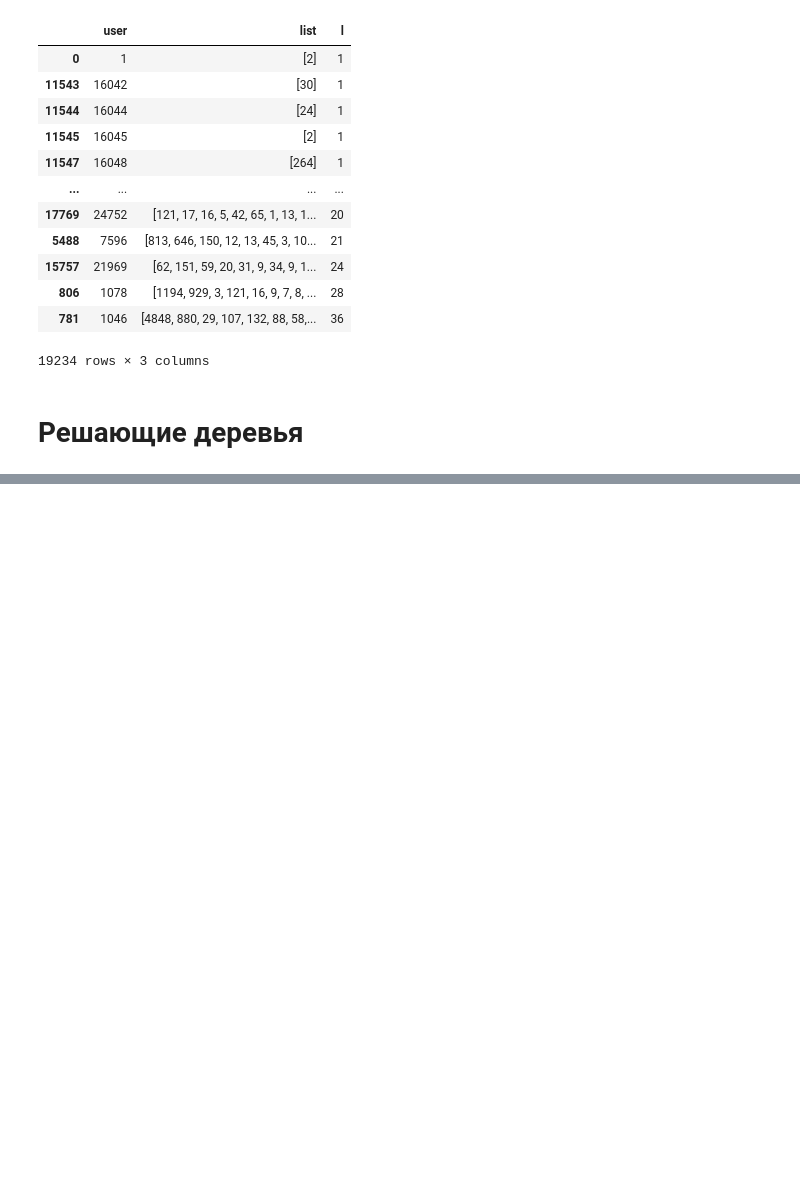
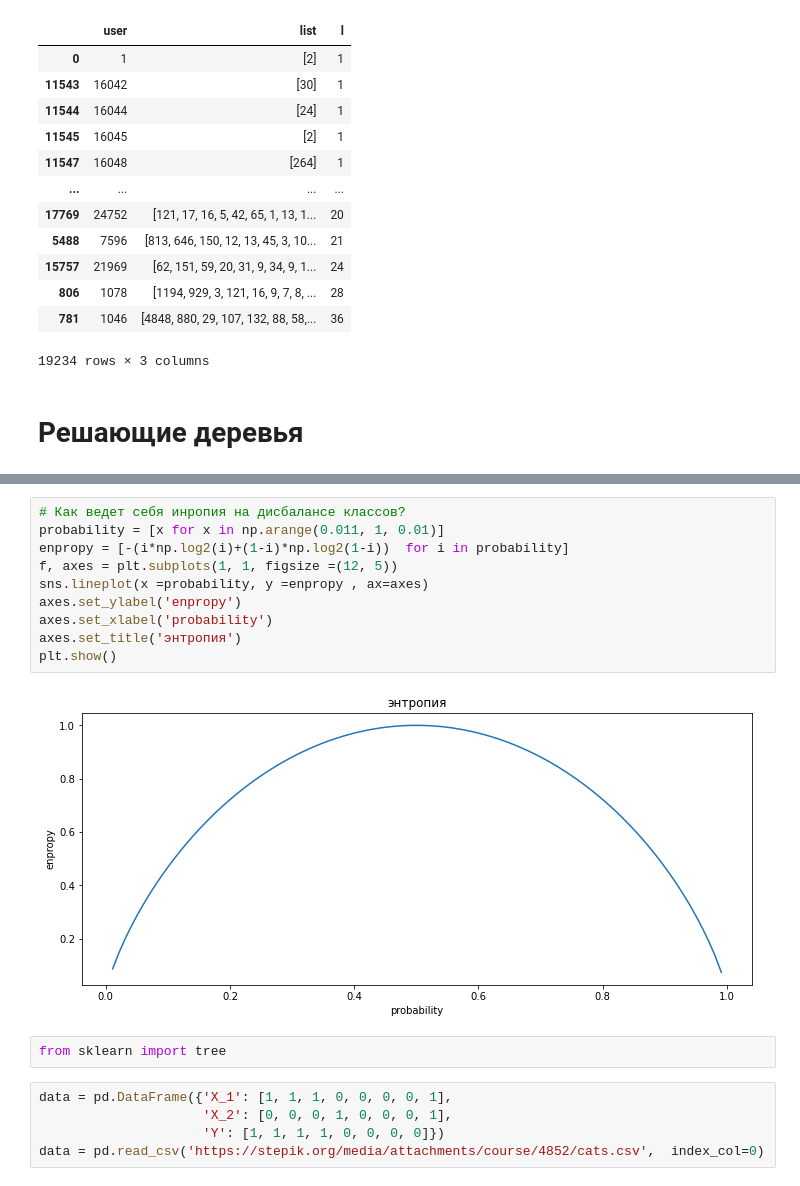
Before and after one commit to iboiarkin96/education_courses, a Jupyter notebook: Основы Статистики [Карпов]/Введение в Data Science и машинное обучение.ipynb, the cells around one changed output, grey strips where cells are left out. Saved outputs shown, nothing was run; the diff lists cells and outputs as text; blank space fills up the shorter version.

Commit message:
des trees

```diff
--- a/Основы Статистики [Карпов]/Введение в Data Science и машинное обучение.ipynb
+++ b/Основы Статистики [Карпов]/Введение в Data Science и машинное обучение.ipynb
@@ -593,0 +614,19 @@ df.sort_values(by ='l')
+# %%
+# Как ведет себя инропия на дисбалансе классов?
+probability = [x for x in np.arange(0.011, 1, 0.01)]
+enpropy = [-(i*np.log2(i)+(1-i)*np.log2(1-i))  for i in probability]
+f, axes = plt.subplots(1, 1, figsize =(12, 5))
+sns.lineplot(x =probability, y =enpropy , ax=axes)
+axes.set_ylabel('enpropy')
+axes.set_xlabel('probability')
+axes.set_title('энтропия')
+plt.show()
+# %% [output]
+[figure, added]
+# %%
+from sklearn import tree
+# %%
+data = pd.DataFrame({'X_1': [1, 1, 1, 0, 0, 0, 0, 1],
+                     'X_2': [0, 0, 0, 1, 0, 0, 0, 1],
+                     'Y': [1, 1, 1, 1, 0, 0, 0, 0]})
+data = pd.read_csv('https://stepik.org/media/attachments/course/4852/cats.csv',  index_col=0)
```
Also changed, not shown: parts of 28 cells of this notebook.
